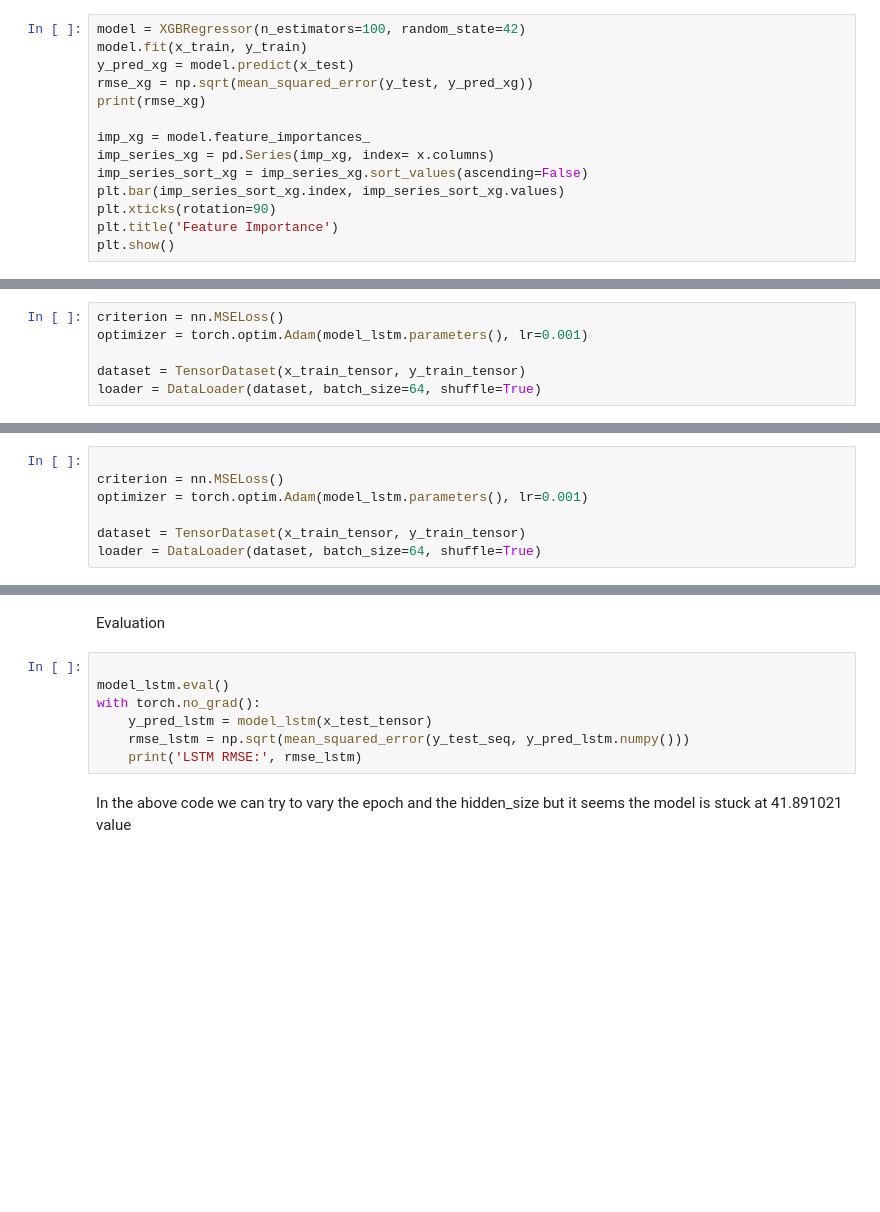
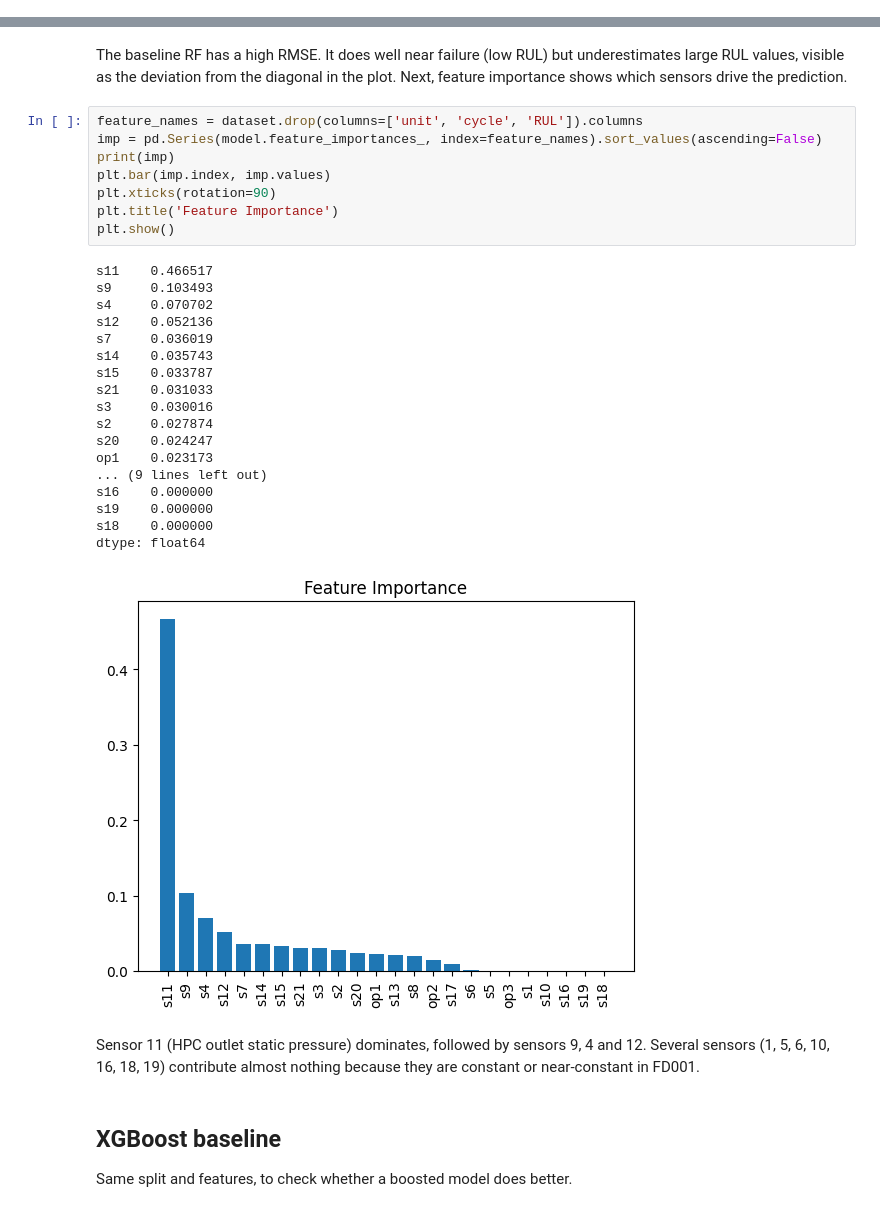
Before and after one commit to Grishamdarooka/Aerospace_nasa_cmapss, a Jupyter notebook: Model.ipynb, the cells around one changed output, grey strips where cells are left out. Saved outputs shown, nothing was run; the diff lists cells and outputs as text; blank space fills up the shorter version.

```diff
--- a/Model.ipynb
+++ b/Model.ipynb
@@ -151,14 +76,0 @@ Sensor 11 (bypass ratio) dominates with 40% importance, followed by sensors 9, 4
-# %%
-model = XGBRegressor(n_estimators=100, random_state=42)
-model.fit(x_train, y_train)
-y_pred_xg = model.predict(x_test)
-rmse_xg = np.sqrt(mean_squared_error(y_test, y_pred_xg))
-print(rmse_xg)
-
-imp_xg = model.feature_importances_
-imp_series_xg = pd.Series(imp_xg, index= x.columns)
-imp_series_sort_xg = imp_series_xg.sort_values(ascending=False)
-plt.bar(imp_series_sort_xg.index, imp_series_sort_xg.values)
-plt.xticks(rotation=90)
-plt.title('Feature Importance')
-plt.show()
@@ -335,6 +76,0 @@ Now the model is built, lets setup the training loop.
-# %%
-criterion = nn.MSELoss()
-optimizer = torch.optim.Adam(model_lstm.parameters(), lr=0.001)
-
-dataset = TensorDataset(x_train_tensor, y_train_tensor)
-loader = DataLoader(dataset, batch_size=64, shuffle=True)
@@ -429,7 +76,0 @@ Training setup
-# %%
-
-criterion = nn.MSELoss()
-optimizer = torch.optim.Adam(model_lstm.parameters(), lr=0.001)
-
-dataset = TensorDataset(x_train_tensor, y_train_tensor)
-loader = DataLoader(dataset, batch_size=64, shuffle=True)
@@ -454,11 +77,35 @@ for epoch in range(epochs):
-# %% [markdown]
-Evaluation
-# %%
-
-model_lstm.eval()
-with torch.no_grad():
-    y_pred_lstm = model_lstm(x_test_tensor)
-    rmse_lstm = np.sqrt(mean_squared_error(y_test_seq, y_pred_lstm.numpy()))
-    print('LSTM RMSE:', rmse_lstm)
-# %% [markdown]
-In the above code we can try to vary the epoch and the hidden_size but it seems the model is stuck at 41.891021 value
+# %% [markdown]
+The baseline RF has a high RMSE. It does well near failure (low RUL) but underestimates large RUL values, visible as the deviation from the diagonal in the plot.
+Next, feature importance shows which sensors drive the prediction.
+# %%
+feature_names = dataset.drop(columns=['unit', 'cycle', 'RUL']).columns
+imp = pd.Series(model.feature_importances_, index=feature_names).sort_values(ascending=False)
+print(imp)
+plt.bar(imp.index, imp.values)
+plt.xticks(rotation=90)
+plt.title('Feature Importance')
+plt.show()
+# %% [output]
+s11    0.466517
+s9     0.103493
+s4     0.070702
+s12    0.052136
+s7     0.036019
+s14    0.035743
+s15    0.033787
+s21    0.031033
+s3     0.030016
+s2     0.027874
+s20    0.024247
+op1    0.023173
+... (9 lines left out)
+s16    0.000000
+s19    0.000000
+s18    0.000000
+dtype: float64
+[figure, added]
+# %% [markdown]
+Sensor 11 (HPC outlet static pressure) dominates, followed by sensors 9, 4 and 12. Several sensors (1, 5, 6, 10, 16, 18, 19) contribute almost nothing because they are constant or near-constant in FD001.
+# %% [markdown]
+## XGBoost baseline
+Same split and features, to check whether a boosted model does better.
```
Also changed, not shown: parts of 87 cells of this notebook.
